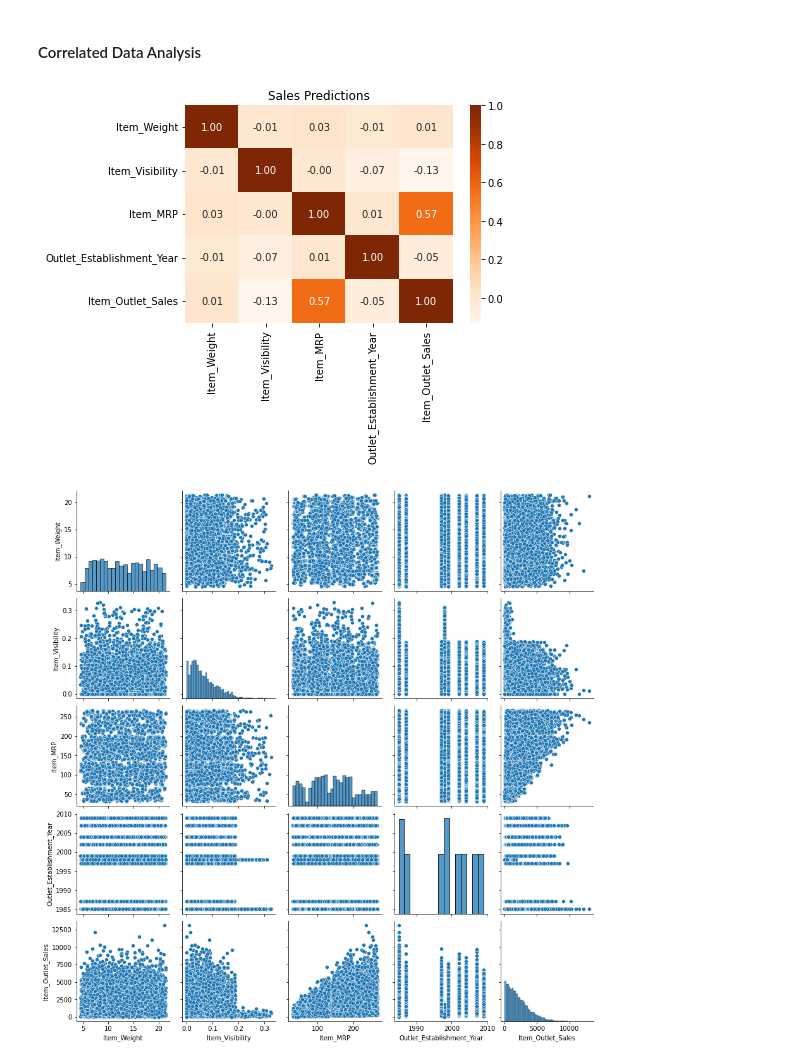
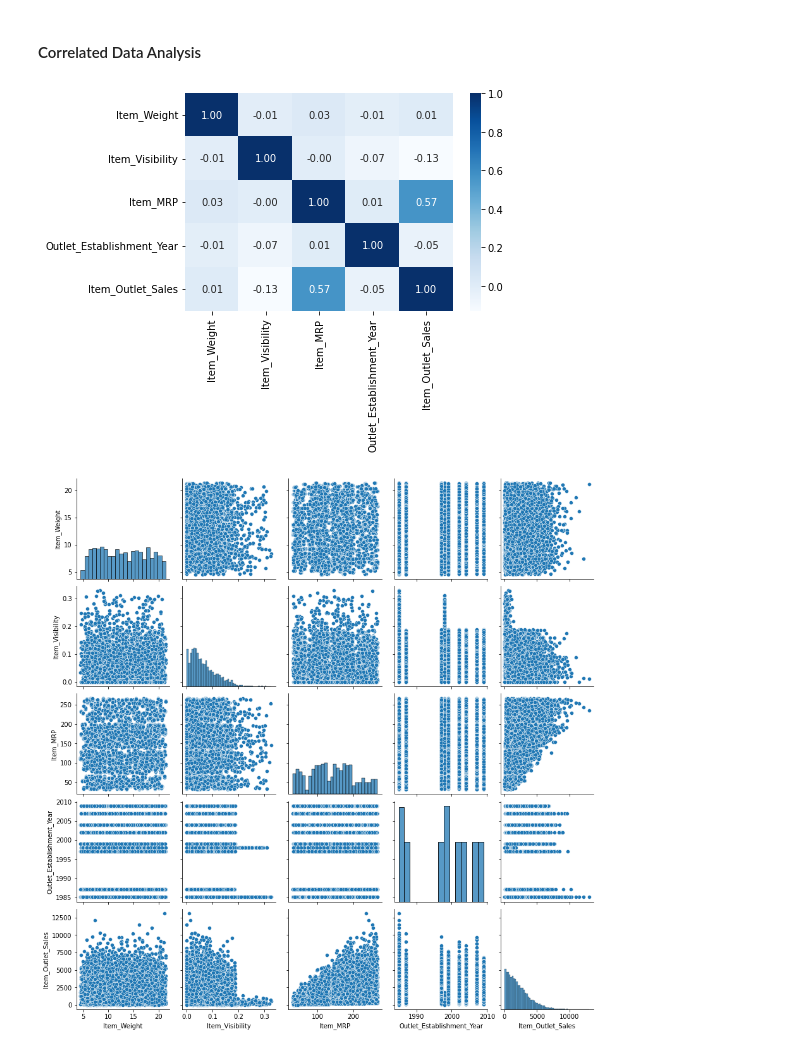
Before and after one commit to osluder/food-sales-predictions, a Jupyter notebook: food-sales-predictions.ipynb, the cells around one changed output. Drawn from its saved outputs; the diff is of its cells as text; code cells hidden in the pictures.

```diff
--- a/food-sales-predictions.ipynb
+++ b/food-sales-predictions.ipynb
@@ -485,11 +485,10 @@ plot_categorical_column(df, 'Outlet_Type')
 # %% [markdown]
 #### Correlated Data Analysis
 # %%
-ax = sns.heatmap(df.corr(), cmap='Oranges', annot=True, fmt='.2f')
-ax.set_title('Sales Predictions')
+sns.heatmap(df.corr(), cmap='Blues', annot=True, fmt='.2f')
 plt.show()
 # %% [output]
-[figure, old version]
+[figure, new version]
 # %%
 sns.pairplot(df)
 plt.show()
```
Also changed, not shown: parts of 1 cell of this notebook.
